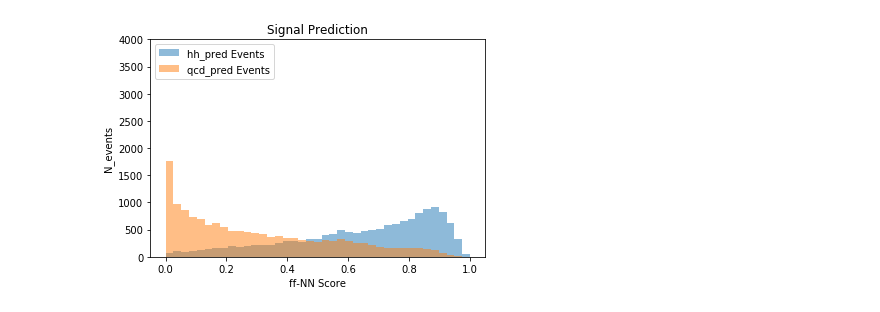
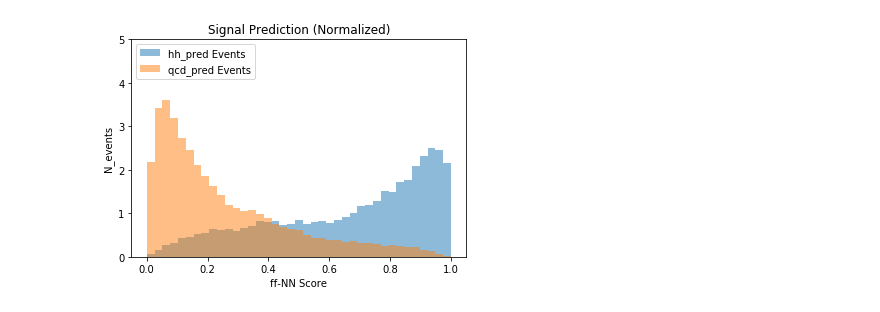
Before and after one commit to neu-physics/dihiggsMLProject, a Jupyter notebook: NeuralNetworking/tensorFlow_feedForward.ipynb, the cells around one changed output. Cells and saved outputs as stored; diff of their text form; code cells hidden in the pictures.

```diff
--- a/NeuralNetworking/tensorFlow_feedForward.ipynb
+++ b/NeuralNetworking/tensorFlow_feedForward.ipynb
@@ -77,7 +57,7 @@ top10_data_test__norm = normalize(top10_data_test, axis=1)
 nInputNodes = len(top10_data_train__norm.columns) # = 53 for all variables, other configurations will vary
 
 model = Sequential()
-model.add(Dense(50, input_dim=nInputNodes, activation='relu'))
+model.add(Dense(60, input_dim=nInputNodes, activation='relu'))
 model.add(Dropout(0.2))
 model.add(BatchNormalization())
 
@@ -85,7 +65,7 @@ model.add(Dense(25, activation='relu'))
 model.add(Dropout(0.2))
 #model.add(BatchNormalization())
 
-model.add(Dense(12, activation='relu'))
+model.add(Dense(25, activation='relu'))
 model.add(Dropout(0.2))
 #model.add(BatchNormalization())
 
@@ -95,12 +75,5 @@ model.compile(loss='binary_crossentropy',
               optimizer='adam',
               metrics=['accuracy'])
 
-history = model.fit(top10_data_train__norm, top10_labels_train, epochs=100, validation_split=0.25, batch_size=400)
-
-
-#model.add(Dense(100, input_dim=53, activation='relu'))
-#model.add(Dense(100, input_dim=10, activation='relu'))
-#optimizer='rmsprop',
-#history = model.fit(top10_data_train, top10_labels_train, epochs=100, validation_split=0.33, batch_size=500)
-#score = model.evaluate(x_test, y_test, batch_size=128)
+history = model.fit(top10_data_train__norm, top10_labels_train, epochs=10, validation_split=0.25, batch_size=400)
 # %% [output]
@@ -180,16 +132,18 @@ accuracy: 74.81%
 # %%
 # *** 4. Do some very specific evaluation based on pure samples
-top10_data_test__norm['isSignal'] = top10_labels_test
-hh_data_test = top10_data_test__norm[ top10_data_test__norm.isSignal==1 ]
-qcd_data_test = top10_data_test__norm[ top10_data_test__norm.isSignal==0 ]
-hh_labels_test = hh_data_test.isSignal
-qcd_labels_test = qcd_data_test.isSignal
-hh_data_test = hh_data_test.drop('isSignal', axis=1)
-qcd_data_test = qcd_data_test.drop('isSignal', axis=1)
+hh_data_test, hh_labels_test, qcd_data_test, qcd_labels_test = returnTestSamplesSplitIntoSignalAndBackground(top10_data_test, top10_labels_test)
 
-score_hh = k_model.evaluate(hh_data_test, hh_labels_test)
-score_qcd = k_model.evaluate(qcd_data_test, qcd_labels_test)
+#top10_data_test__norm['isSignal'] = top10_labels_test
+#hh_data_test = top10_data_test__norm[ top10_data_test__norm.isSignal==1 ]
+#qcd_data_test = top10_data_test__norm[ top10_data_test__norm.isSignal==0 ]
+#hh_labels_test = hh_data_test.isSignal
+#qcd_labels_test = qcd_data_test.isSignal
+#hh_data_test = hh_data_test.drop('isSignal', axis=1)
+#qcd_data_test = qcd_data_test.drop('isSignal', axis=1)
+
+score_hh = model.evaluate(hh_data_test, hh_labels_test)
+score_qcd = model.evaluate(qcd_data_test, qcd_labels_test)
 print(score_hh, score_qcd)
-pred_hh = k_model.predict(hh_data_test)
-pred_qcd = k_model.predict(qcd_data_test)
+pred_hh = model.predict(hh_data_test)
+pred_qcd = model.predict(qcd_data_test)
 # %% [output]
@@ -205,9 +159,9 @@ model.count_params()
 # %%
 _nBins = 40
 predictionResults = {'hh_pred':pred_hh, 'qcd_pred':pred_qcd}
-compareManyHistograms( predictionResults, ['hh_pred', 'qcd_pred'], 2, 'Signal Prediction', 'ff-NN Score', 0, 1, _nBins, _savePlot=False )
+compareManyHistograms( predictionResults, ['hh_pred', 'qcd_pred'], 2, 'Signal Prediction', 'ff-NN Score', 0, 1, _nBins, _yMax = 5, _normed=True, _savePlot=False )
 # %% [output]
-[figure, old version]
+[figure, new version]
 # %%
 # *** 4. Get best cut value for ff-NN assuming some minimal amount of signal
 returnBestCutValue('ff-NN', pred_hh.copy(), pred_qcd.copy(), _minBackground=200, _testingFraction=testingFraction)
```
Also changed, not shown: parts of 16 cells of this notebook, 3 other files.
